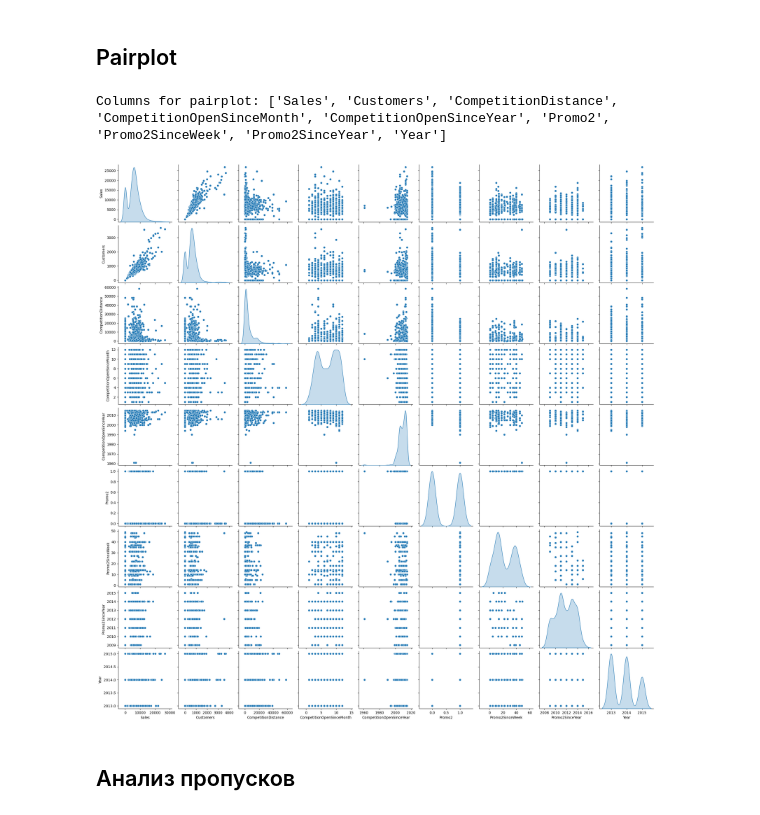
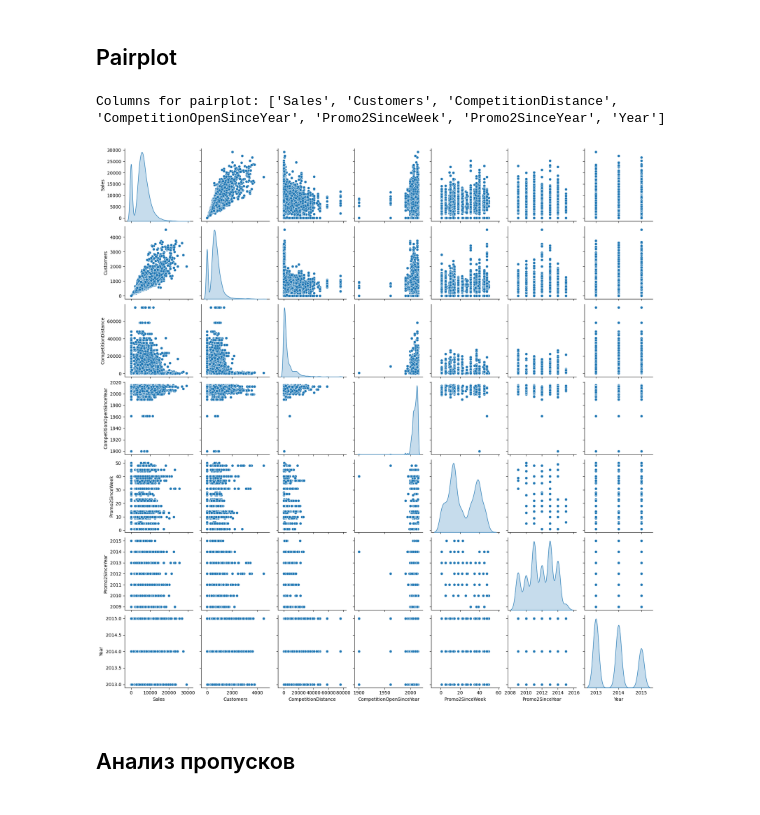
Before and after one commit to WpythonW/AutoML-rossmann, a Jupyter notebook: eda.ipynb, the cells around one changed output. Saved outputs shown, nothing was run; the diff lists cells and outputs as text; code cells hidden in the pictures.

```diff
--- a/eda.ipynb
+++ b/eda.ipynb
@@ -66,7 +66,7 @@ def process_date(df, date_col='Date'):
     df['Year'] = df[date_col].dt.year
     df['Month'] = df[date_col].dt.month
     df['Day'] = df[date_col].dt.day
-    df['DayOfWeek'] = df[date_col].dt.dayofweek
+    df['DayOfWeek'] = df[date_col].dt.dayofweek + 1
     df['WeekOfYear'] = df[date_col].dt.isocalendar().week.astype(int)
 
     return df
@@ -203,26 +142,24 @@ plot_time_series(train_merged, 'Date', 'Sales', 'Total Sales Over Time')
 # %%
 # Remove unnecessary features like 'Id'
 cols_to_exclude = ['Id', 'Store', 'Date', 'SchoolHoliday', 'IsStateHoliday', 'Month', 'DayOfWeek', 'Open', 'Promo', 'Day',
-                   'WeekOfYear']
+                   'WeekOfYear', 'CompetitionOpenSinceMonth', 'Promo2']
 
 # Select numeric columns for pairplot
 numeric_cols = train_merged.select_dtypes(include=[np.number]).columns.tolist()
 pairplot_cols = [c for c in numeric_cols if c not in cols_to_exclude]
 
-# Also explicitly remove 'Id' if it's still there (though it should be handled above)
 if 'Id' in pairplot_cols:
     pairplot_cols.remove('Id')
 
 print("Columns for pairplot:", pairplot_cols)
 
-# Sample the data to avoid performance issues (e.g., 1000 samples)
-sample_df = train_merged[pairplot_cols].sample(min(1000, len(train_merged)), random_state=42)
+sample_df = train_merged[pairplot_cols].sample(min(10000, len(train_merged)), random_state=42)
 
 sns.pairplot(sample_df, diag_kind='kde')
 plt.show()
 # %% [output]
-Columns for pairplot: ['Sales', 'Customers', 'CompetitionDistance', 'CompetitionOpenSinceMonth', 'CompetitionOpenSinceYear', 'Promo2', 'Promo2SinceWeek', 'Promo2SinceYear', 'Year']
+Columns for pairplot: ['Sales', 'Customers', 'CompetitionDistance', 'CompetitionOpenSinceYear', 'Promo2SinceWeek', 'Promo2SinceYear', 'Year']
-[figure, old version]
+[figure, new version]
 # %%
 # ohe = train_merged.PromoInterval.str.get_dummies(sep=',')
 # ohe['promo_nan'] = train_merged.PromoInterval.isna().astype(int)
```
Also changed, not shown: parts of 10 cells of this notebook, 2 other files.
